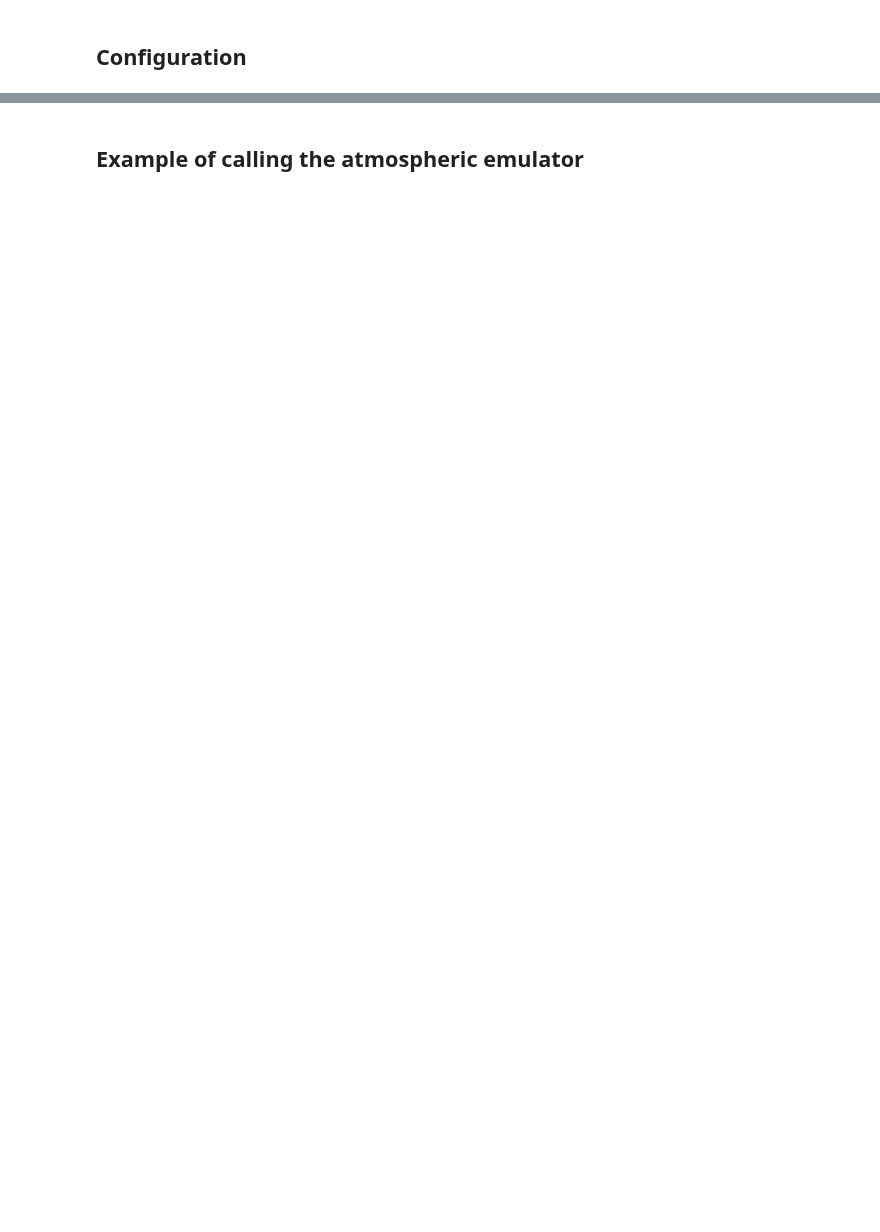
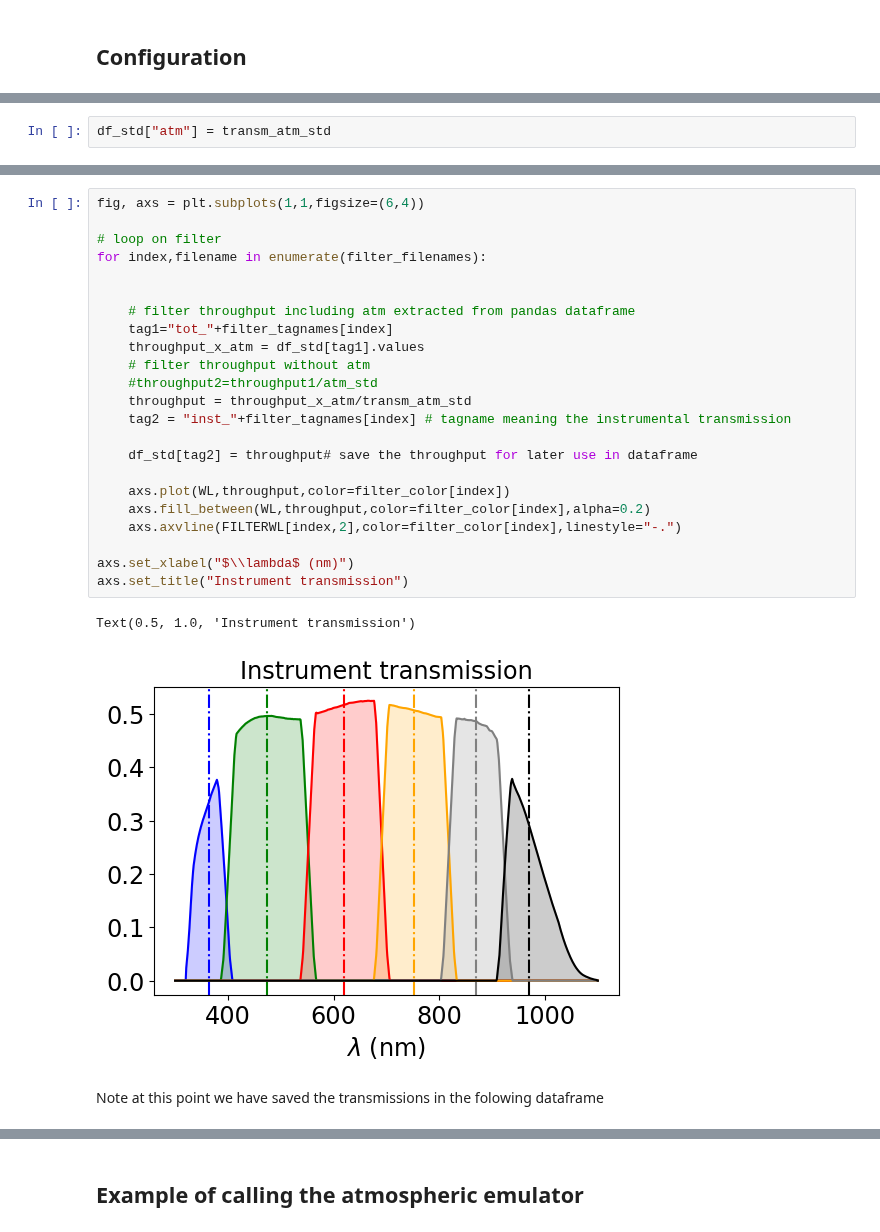
Before and after one commit to sylvielsstfr/RubinLSSTPhotometricCorrTuto, a Jupyter notebook: notebooks/01_AtmosphericParamExtraction/01a_IntroAtmosphericTransparency.ipynb, the cells around one changed output, grey strips where cells are left out. Drawn from its saved outputs; the diff is of its cells as text; blank space fills up the shorter version.

```diff
--- a/notebooks/01_AtmosphericParamExtraction/01a_IntroAtmosphericTransparency.ipynb
+++ b/notebooks/01_AtmosphericParamExtraction/01a_IntroAtmosphericTransparency.ipynb
@@ -41,0 +144,2 @@ WL = emul.GetWL()
+# %%
+df_std["atm"] = transm_atm_std
@@ -41,0 +154,28 @@ WL = emul.GetWL()
+# %%
+fig, axs = plt.subplots(1,1,figsize=(6,4))
+
+# loop on filter
+for index,filename in enumerate(filter_filenames):
+
+
+    # filter throughput including atm extracted from pandas dataframe
+    tag1="tot_"+filter_tagnames[index]
+    throughput_x_atm = df_std[tag1].values
+    # filter throughput without atm
+    #throughput2=throughput1/atm_std
+    throughput = throughput_x_atm/transm_atm_std
+    tag2 = "inst_"+filter_tagnames[index] # tagname meaning the instrumental transmission
+
+    df_std[tag2] = throughput# save the throughput for later use in dataframe
+
+    axs.plot(WL,throughput,color=filter_color[index])
+    axs.fill_between(WL,throughput,color=filter_color[index],alpha=0.2)
+    axs.axvline(FILTERWL[index,2],color=filter_color[index],linestyle="-.")
+
+axs.set_xlabel("$\\lambda$ (nm)")
+axs.set_title("Instrument transmission")
+# %% [output]
+Text(0.5, 1.0, 'Instrument transmission')
+[figure, added]
+# %% [markdown]
+Note at this point we have saved the transmissions in the folowing dataframe
```
Also changed, not shown: parts of 45 cells of this notebook.
